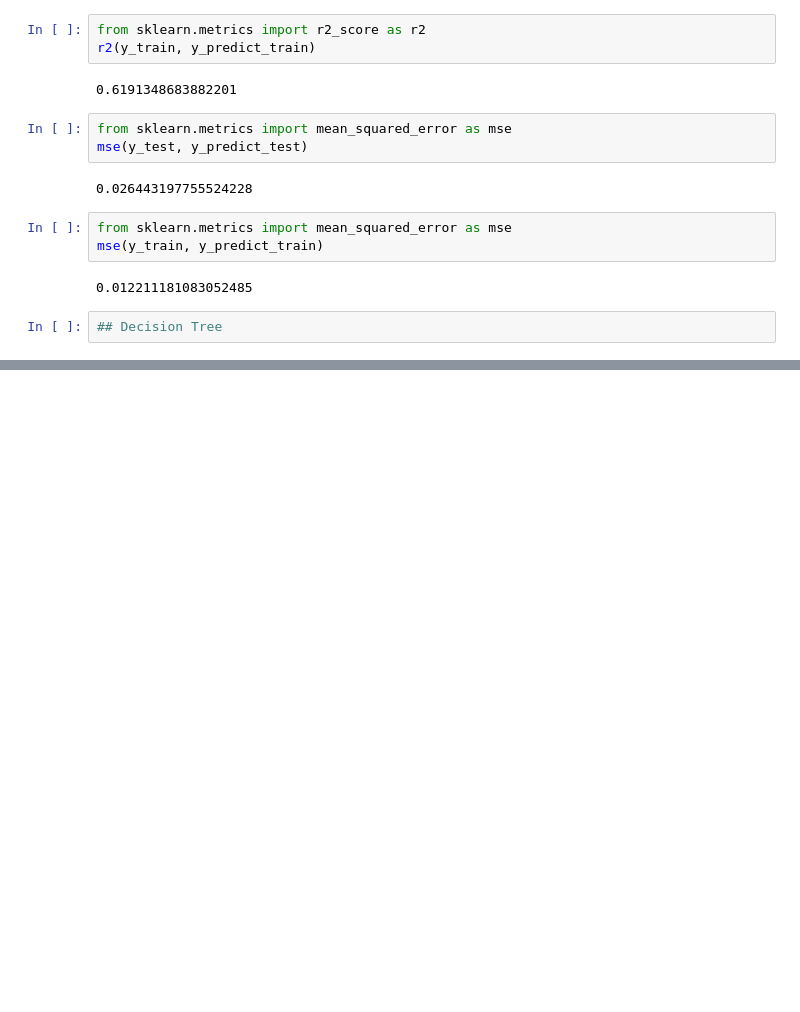
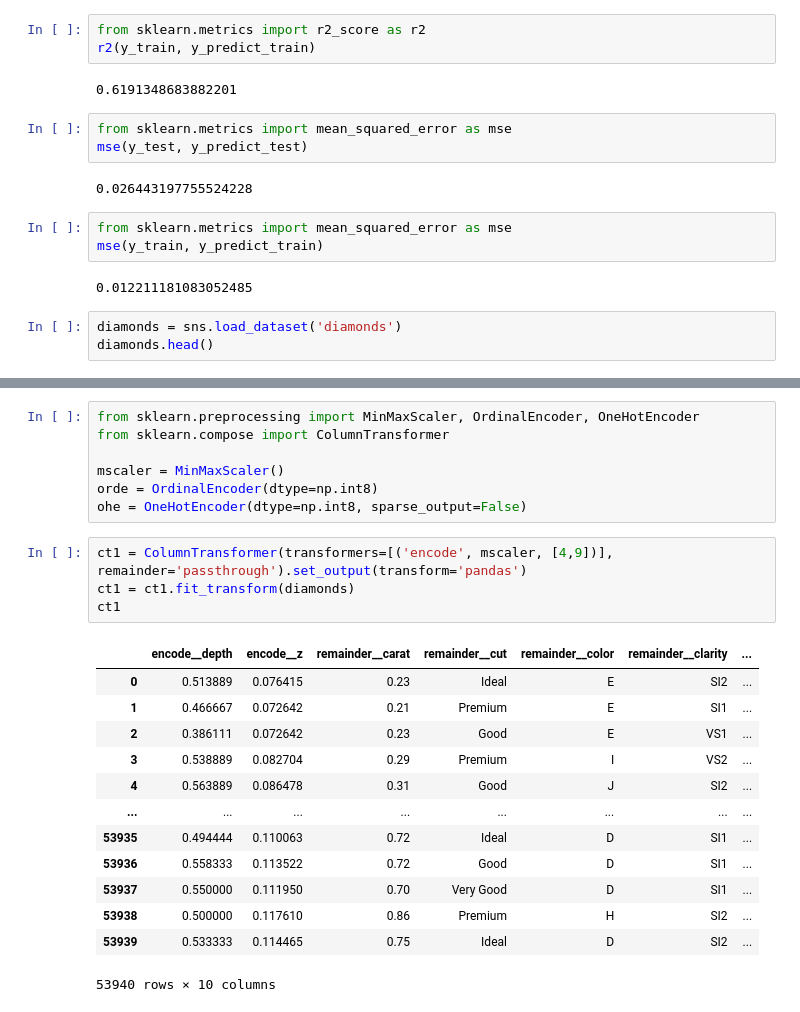
Before and after one commit to SanjarbekMatlabov/Pandas-numpy-dars-1, a Jupyter notebook: 404_regressiya.ipynb, the cells around one changed output, grey strips where cells are left out. Cells and saved outputs as stored; diff of their text form; blank space fills up the shorter version.

```diff
--- a/404_regressiya.ipynb
+++ b/404_regressiya.ipynb
@@ -222,4 +222,5 @@ mse(y_train, y_predict_train)
 # %% [output]
 0.012211181083052485
 # %%
-## Decision Tree
+diamonds = sns.load_dataset('diamonds')
+diamonds.head()
@@ -225,0 +234,25 @@ mse(y_train, y_predict_train)
+# %%
+from sklearn.preprocessing import MinMaxScaler, OrdinalEncoder, OneHotEncoder
+from sklearn.compose import ColumnTransformer
+
+mscaler = MinMaxScaler()
+orde = OrdinalEncoder(dtype=np.int8)
+ohe = OneHotEncoder(dtype=np.int8, sparse_output=False)
+# %%
+ct1 = ColumnTransformer(transformers=[('encode', mscaler, [4,9])], remainder='passthrough').set_output(transform='pandas')
+ct1 = ct1.fit_transform(diamonds)
+ct1
+# %% [output]
+|  | encode__depth | encode__z | remainder__carat | remainder__cut | remainder__color | remainder__clarity | ... |
+| 0 | 0.513889 | 0.076415 | 0.23 | Ideal | E | SI2 | ... |
+| 1 | 0.466667 | 0.072642 | 0.21 | Premium | E | SI1 | ... |
+| 2 | 0.386111 | 0.072642 | 0.23 | Good | E | VS1 | ... |
+| 3 | 0.538889 | 0.082704 | 0.29 | Premium | I | VS2 | ... |
+| 4 | 0.563889 | 0.086478 | 0.31 | Good | J | SI2 | ... |
+| ... | ... | ... | ... | ... | ... | ... | ... |
+| 53935 | 0.494444 | 0.110063 | 0.72 | Ideal | D | SI1 | ... |
+| 53936 | 0.558333 | 0.113522 | 0.72 | Good | D | SI1 | ... |
+| 53937 | 0.550000 | 0.111950 | 0.70 | Very Good | D | SI1 | ... |
+| 53938 | 0.500000 | 0.117610 | 0.86 | Premium | H | SI2 | ... |
+| 53939 | 0.533333 | 0.114465 | 0.75 | Ideal | D | SI2 | ... |
+53940 rows × 10 columns
```
Also changed, not shown: parts of 1 cell of this notebook.
